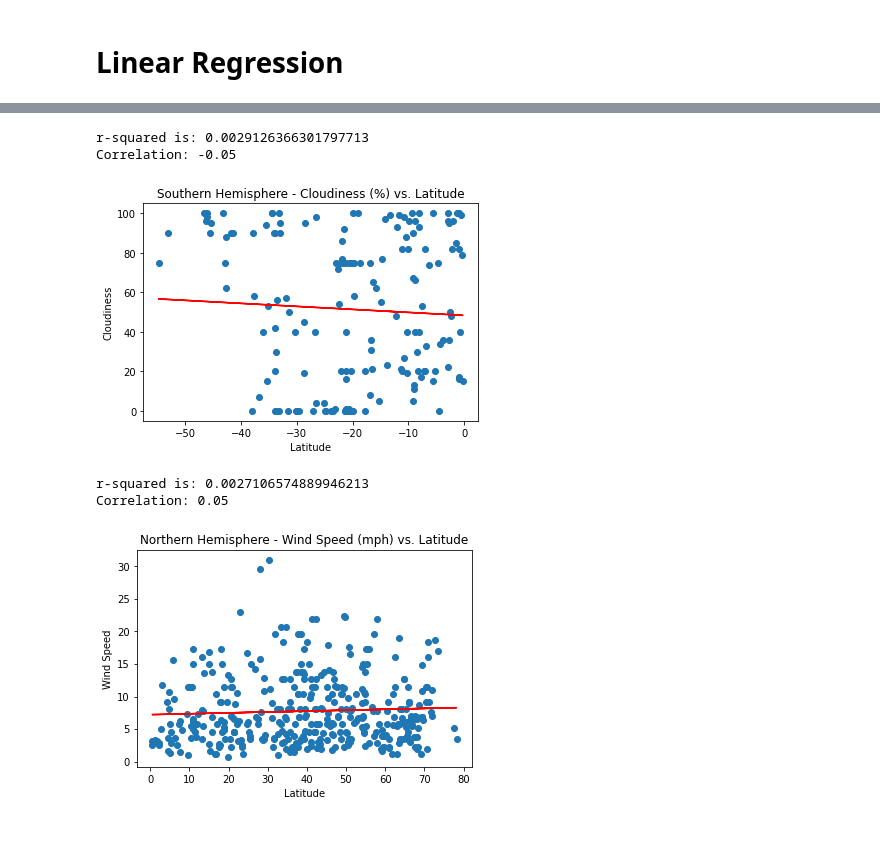
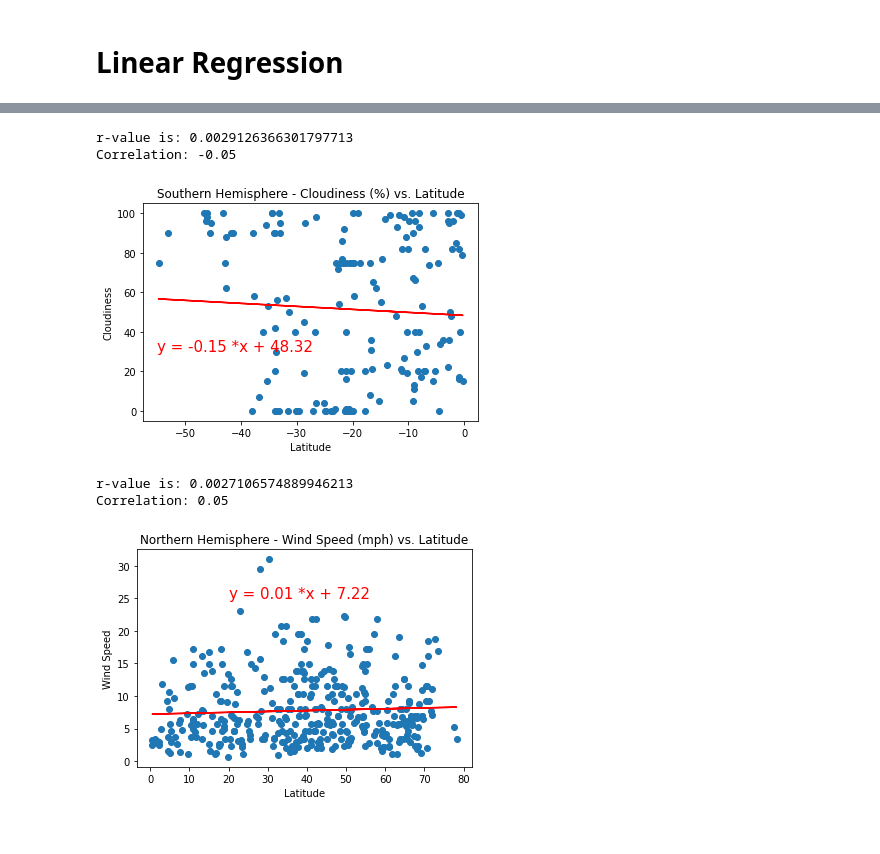
Before and after one commit to carlosmendozaj/Weather-Python-API, a Jupyter notebook: WeatherPy/WeatherPy.ipynb, the cells around one changed output, grey strips where cells are left out. Drawn from its saved outputs; the diff is of its cells as text; code cells hidden in the pictures.

```diff
--- a/WeatherPy/WeatherPy.ipynb
+++ b/WeatherPy/WeatherPy.ipynb
@@ -353,31 +353,31 @@ Correlation: 0.19
 # %%
 #Southern Hemisphere - Cloudiness (%) vs. Latitude
 weather_south.plot(kind = "scatter", x = "Latitude", y = 'Cloudiness',
                color = 'grey', edgecolors = "black")
 plt.title("Southern Hemisphere - Cloudiness (%) vs. Latitude")
 #Regression Line:
 x_values = weather_south["Latitude"]
 y_values = weather_south["Cloudiness"]
 
 correlation = st.pearsonr(x_values,y_values)
 
 (slope, intercept, rvalue, pvalue, stderr) = linregress(x_values, y_values)
 regress_values = x_values * slope + intercept
 line_eq1 = (f"y = {round(slope,2)} *x + {round(intercept,2)}")
 plt.scatter(x_values,y_values)
 
 plt.plot(x_values,regress_values,"r-")
-plt.annotate(line_eq1,(0,-10),fontsize=15,color="red")
+plt.annotate(line_eq1,(-55,30),fontsize=15,color="red")
 
 #Plot:
-print(f"r-squared is: {rvalue**2}")
+print(f"r-value is: {rvalue**2}")
 print(f"Correlation: {round(correlation[0],2)}")
 plt.savefig("Images/Cloudiness_lat_sth.png")
 plt.show()
 # %% [output]
-r-squared is: 0.0029126366301797713
+r-value is: 0.0029126366301797713
 Correlation: -0.05
-[figure, old version]
+[figure, new version]
 # %%
 #Northern Hemisphere - Wind Speed (mph) vs. Latitude
 weather_north.plot(kind = "scatter", x = "Latitude", y = 'Wind Speed',
@@ -395,17 +395,17 @@ line_eq1 = (f"y = {round(slope,2)} *x + {round(intercept,2)}")
 plt.scatter(x_values,y_values)
 
 plt.plot(x_values,regress_values,"r-")
-plt.annotate(line_eq1,(0,-10),fontsize=15,color="red")
+plt.annotate(line_eq1,(20,25),fontsize=15,color="red")
 
 #Plot:
-print(f"r-squared is: {rvalue**2}")
+print(f"r-value is: {rvalue**2}")
 print(f"Correlation: {round(correlation[0],2)}")
 plt.savefig("Images/Wind Speed_lat_nth.png")
 plt.show()
 # %% [output]
-r-squared is: 0.0027106574889946213
+r-value is: 0.0027106574889946213
 Correlation: 0.05
-[figure, old version]
+[figure, new version]
 # %%
 #Southern Hemisphere - Wind Speed (mph) vs. Latitude
 weather_south.plot(kind = "scatter", x = "Latitude", y = 'Wind Speed',
```
Also changed, not shown: parts of 6 cells of this notebook, 8 other files.
